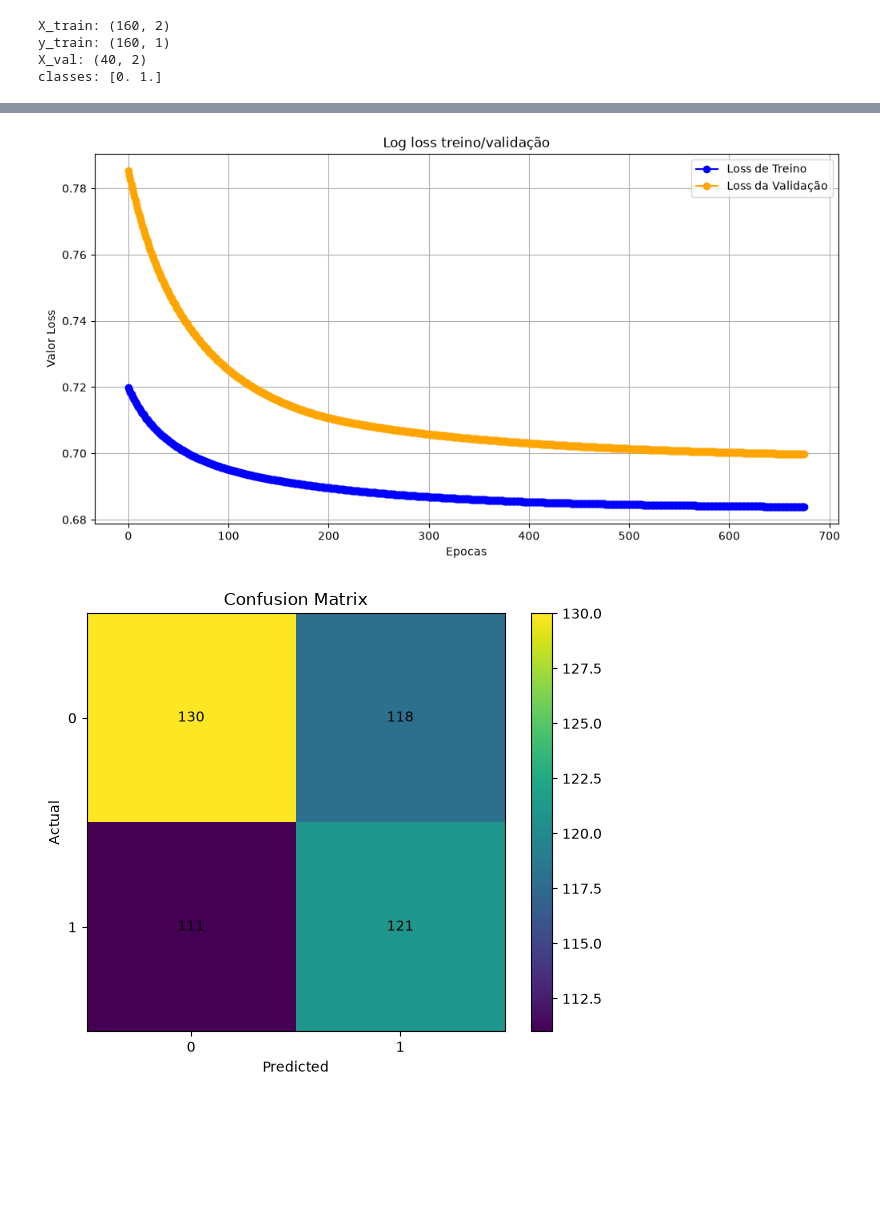
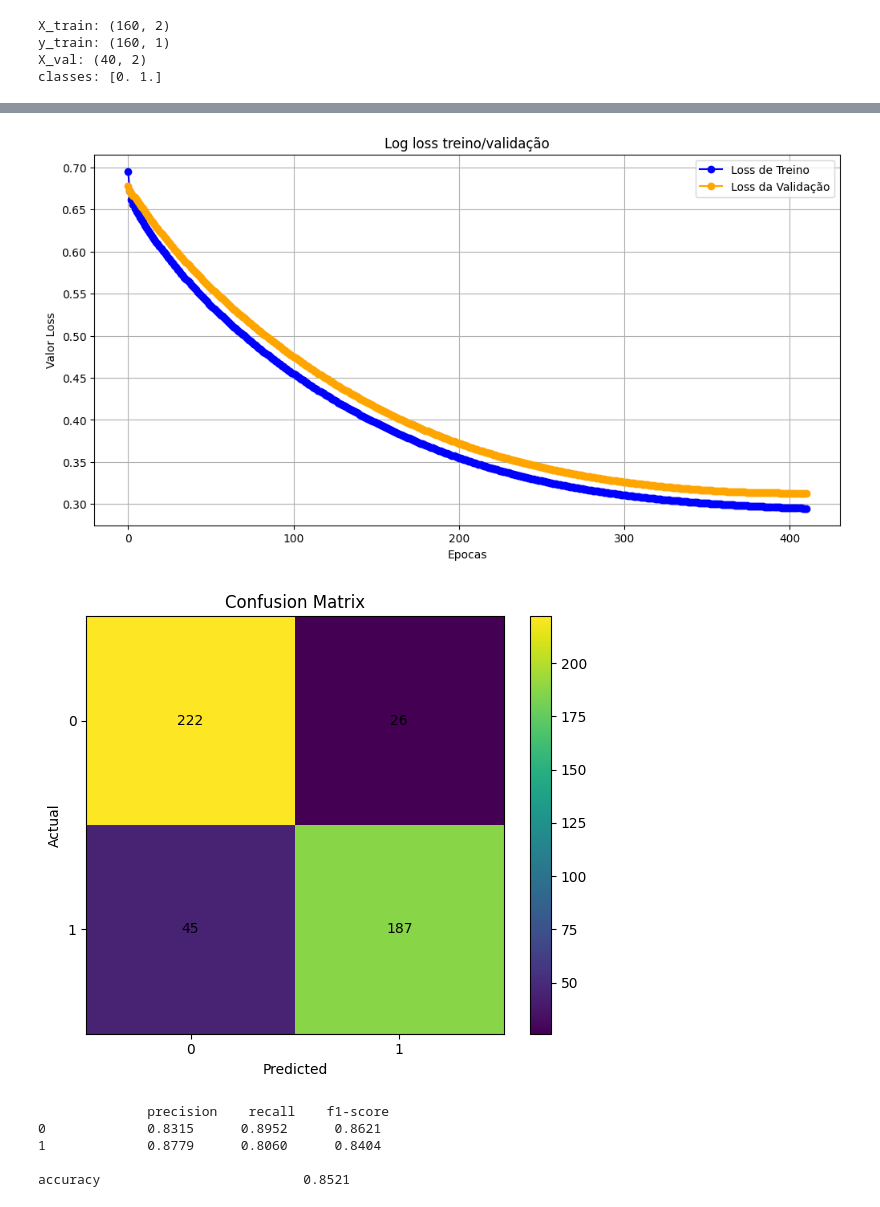
Before and after one commit to gfrone/MultiLayerPerceptron-in-Python-Using-Numpy, a Jupyter notebook: test.ipynb, the cells around one changed output, grey strips where cells are left out. Cells and saved outputs as stored; diff of their text form; code cells hidden in the pictures; blank space fills up the shorter version.

```diff
--- a/test.ipynb
+++ b/test.ipynb
@@ -45,7 +47,7 @@ callbacks = []
 callbacks.append(EarlyStopping(15, True, 1e-4))
 callbacks.append(ReduceLRONPlateau(patience=15, factor=0.2))
 
-model = MLP([X_train.shape[1], 2, y_train.shape[1]], 'relu', 7, "bce", weights)
+model = MLP([X_train.shape[1], 126, 126, 126, 126, y_train.shape[1]], 'tahn', 7, "bce", weight_initialization='he')
 
 model.train(
     X_train,
@@ -82,10 +84,16 @@ loss final de validação: 0.6997459300394783
 # %%
 model.plot_train_val_loss()
 # %% [output]
-[figure, old version]
+[figure, new version]
 # %%
-from MLP import plot_confusion_matrix
+from MLP import plot_confusion_matrix, classification_report
 y_pred = model.predict(X_train)
 plot_confusion_matrix(y_pred, y_train)
+classification_report(y_pred, y_train)
 # %% [output]
-[figure, old version]
+[figure, new version]
+              precision    recall    f1-score
+0             0.8315      0.8952      0.8621
+1             0.8779      0.8060      0.8404
+
+accuracy                          0.8521
```
Also changed, not shown: parts of 2 cells of this notebook, 2 other files.
